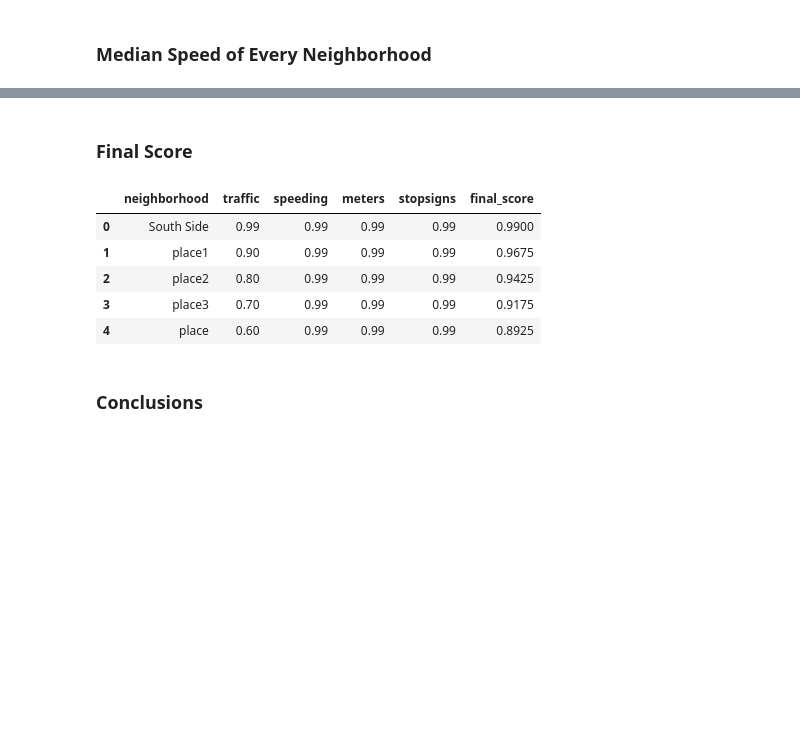
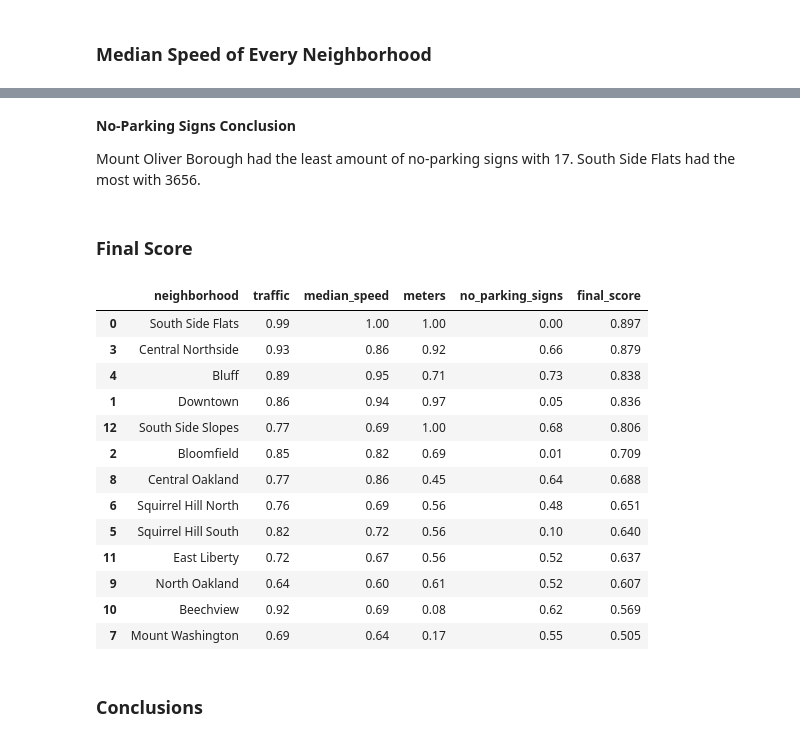
Before and after one commit to drew-whiteside/cmpinf_0010_final, a Jupyter notebook: Final_Presentation_APR21.ipynb, the cells around one changed output, grey strips where cells are left out. Drawn from its saved outputs; the diff is of its cells as text; code cells hidden in the pictures; blank space fills up the shorter version.

```diff
--- a/Final_Presentation_APR21.ipynb
+++ b/Final_Presentation_APR21.ipynb
@@ -167,3 +349,7 @@ Based on the traffic count data. I think that *South Side Flats* would be the be
+# %% [markdown]
+**No-Parking Signs Conclusion**
+
+Mount Oliver Borough had the least amount of no-parking signs with 17.  South Side Flats had the most with 3656.
 # %% [markdown]
 ### Final Score
 # %%
@@ -182,13 +357,41 @@ df = pd.DataFrame(lst, columns=['neighborhood', 'traffic', 'speeding', 'meters',
+# %%
+lst=  [
+    #traffic, median speed, parking meters, no-parking signs
+    ['South Side Flats', .99, 1.0, 1.0, .00],
+    ['Downtown', .86, .94, .97, .05 ],
+    ['Bloomfield', .85, .82, .69, .01],
+    ['Central Northside', .93, .86, .92, .66],
+    ['Bluff', .89, .95, .71, .73],
+    ['Squirrel Hill South', .82, .72, .56, .10],
+    ['Squirrel Hill North', .76, .69, .56, .48],
+    ['Mount Washington', .69, .64, .17, .55],
+    ['Central Oakland', .77, .86, .45, .64],
+    ['North Oakland', .64, .60, .61, .52],
+    ['Beechview', .92, .69, .08, .62],
+    ['East Liberty', .72, .67, .56, .52],
+    ['South Side Slopes', .77, .69, 1.0, .68],
+]
+
+
+df = pd.DataFrame(lst, columns=['neighborhood', 'traffic', 'median_speed', 'meters', 'no_parking_signs'])
 # %%
-df['final_score'] = .25*(df.traffic) + .25*(df.speeding) + .25*(df.meters) + .25*(df.stopsigns)
-df.sort_values('final_score')
+df['final_score'] = .3*(df.traffic) + .3*(df.median_speed) + .3*(df.meters) + .1*(df.no_parking_signs)
+df.sort_values('final_score', inplace=True, ascending=False)
 df
 # %% [output]
-|  | neighborhood | traffic | speeding | meters | stopsigns | final_score |
-| 0 | South Side | 0.99 | 0.99 | 0.99 | 0.99 | 0.9900 |
-| 1 | place1 | 0.90 | 0.99 | 0.99 | 0.99 | 0.9675 |
-| 2 | place2 | 0.80 | 0.99 | 0.99 | 0.99 | 0.9425 |
-| 3 | place3 | 0.70 | 0.99 | 0.99 | 0.99 | 0.9175 |
-| 4 | place | 0.60 | 0.99 | 0.99 | 0.99 | 0.8925 |
+|  | neighborhood | traffic | median_speed | meters | no_parking_signs | final_score |
+| 0 | South Side Flats | 0.99 | 1.00 | 1.00 | 0.00 | 0.897 |
+| 3 | Central Northside | 0.93 | 0.86 | 0.92 | 0.66 | 0.879 |
+| 4 | Bluff | 0.89 | 0.95 | 0.71 | 0.73 | 0.838 |
+| 1 | Downtown | 0.86 | 0.94 | 0.97 | 0.05 | 0.836 |
+| 12 | South Side Slopes | 0.77 | 0.69 | 1.00 | 0.68 | 0.806 |
+| 2 | Bloomfield | 0.85 | 0.82 | 0.69 | 0.01 | 0.709 |
+| 8 | Central Oakland | 0.77 | 0.86 | 0.45 | 0.64 | 0.688 |
+| 6 | Squirrel Hill North | 0.76 | 0.69 | 0.56 | 0.48 | 0.651 |
+| 5 | Squirrel Hill South | 0.82 | 0.72 | 0.56 | 0.10 | 0.640 |
+| 11 | East Liberty | 0.72 | 0.67 | 0.56 | 0.52 | 0.637 |
+| 9 | North Oakland | 0.64 | 0.60 | 0.61 | 0.52 | 0.607 |
+| 10 | Beechview | 0.92 | 0.69 | 0.08 | 0.62 | 0.569 |
+| 7 | Mount Washington | 0.69 | 0.64 | 0.17 | 0.55 | 0.505 |
 # %% [markdown]
 ### Conclusions
```
Also changed, not shown: parts of 30 cells of this notebook.
